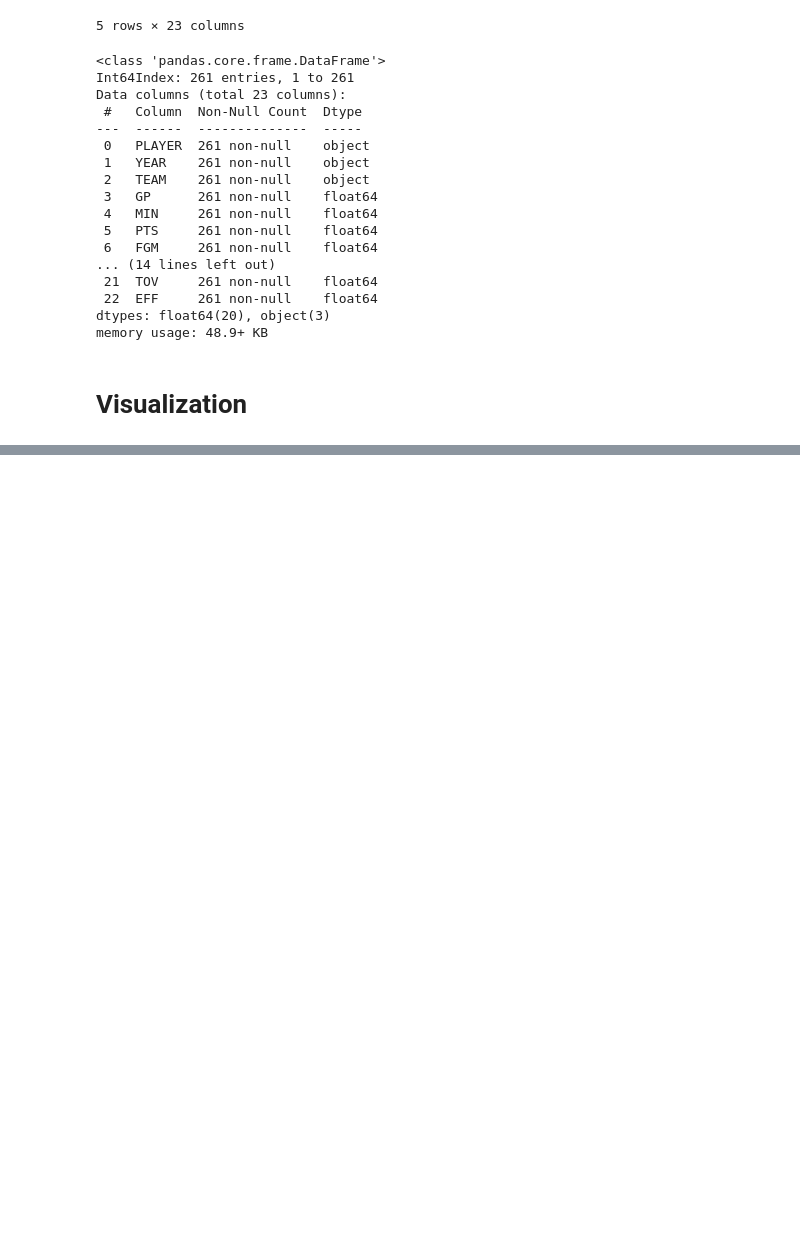
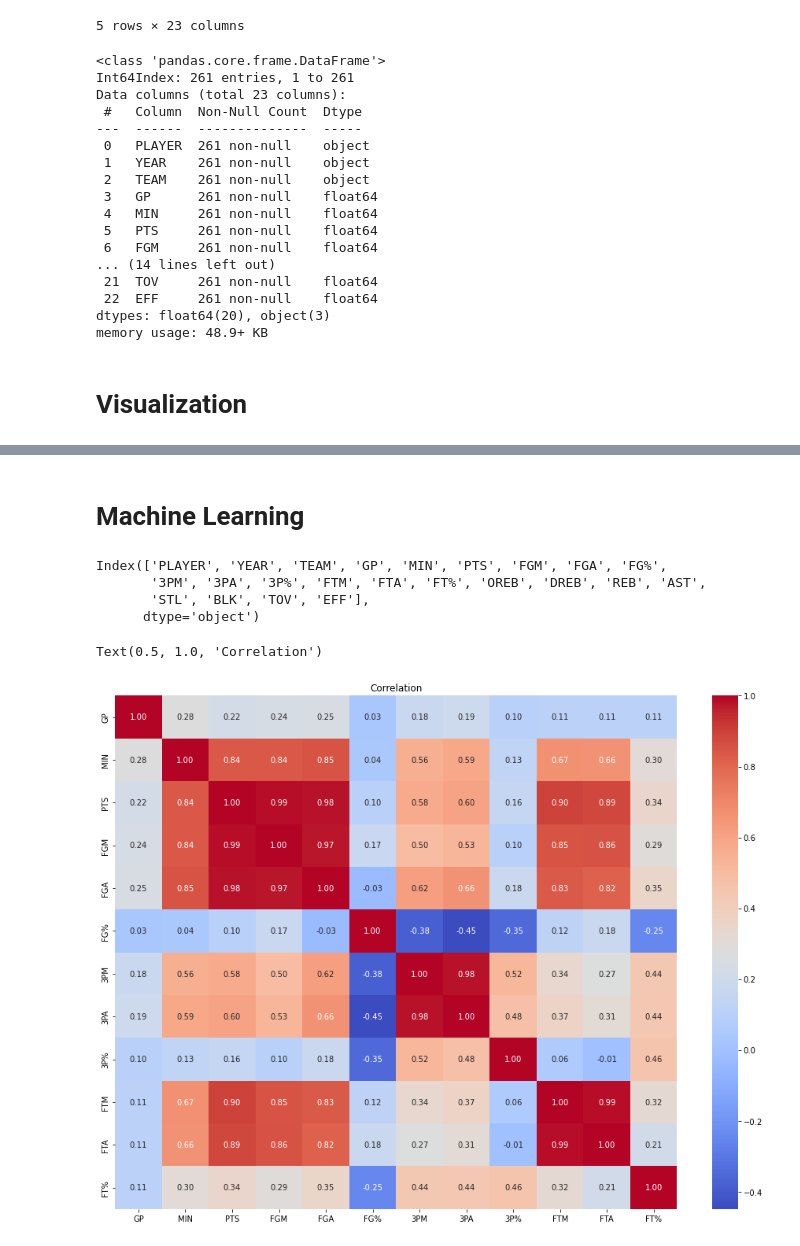
Before and after one commit to VincentGordon-Data-Analyst/nba-web-scraping-project, a Jupyter notebook: nba-clearning.ipynb, the cells around one changed output, grey strips where cells are left out. Saved outputs shown, nothing was run; the diff lists cells and outputs as text; code cells hidden in the pictures; blank space fills up the shorter version.

Commit message:
Machine learning

```diff
--- a/nba-clearning.ipynb
+++ b/nba-clearning.ipynb
@@ -236,3 +225,26 @@ memory usage: 48.8+ KB
 # Export cleaned data frame
 file_path = 'nba_cleaned_data.csv'
 df.to_csv(file_path, index=False)
+# %% [markdown]
+# Machine Learning
+# %%
+df.columns
+# %% [output]
+Index(['PLAYER', 'YEAR', 'TEAM', 'GP', 'MIN', 'PTS', 'FGM', 'FGA', 'FG%',
+       '3PM', '3PA', '3P%', 'FTM', 'FTA', 'FT%', 'OREB', 'DREB', 'REB', 'AST',
+       'STL', 'BLK', 'TOV', 'EFF'],
+      dtype='object')
+# %%
+heatmap_columns = ['GP', 'MIN', 'PTS', 'FGM', 'FGA', 'FG%',
+       '3PM', '3PA', '3P%', 'FTM', 'FTA', 'FT%']
+
+# Create heatmap dataframe
+heatmap_data = df[heatmap_columns]
+
+# Create heatmap
+plt.figure(figsize=(16, 12))
+sns.heatmap(heatmap_data.corr(), annot=True, cmap='coolwarm', fmt='.2f')
+plt.title('Correlation')
+# %% [output]
+Text(0.5, 1.0, 'Correlation')
+[figure, added]
```
Also changed, not shown: parts of 11 cells of this notebook, 3 other files.
